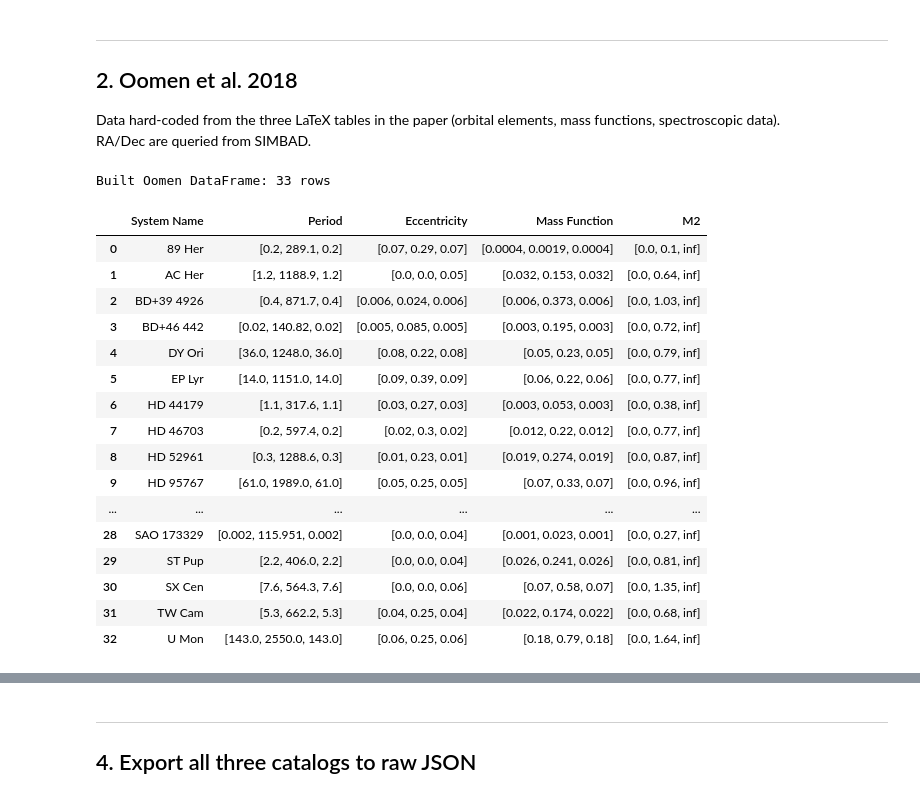
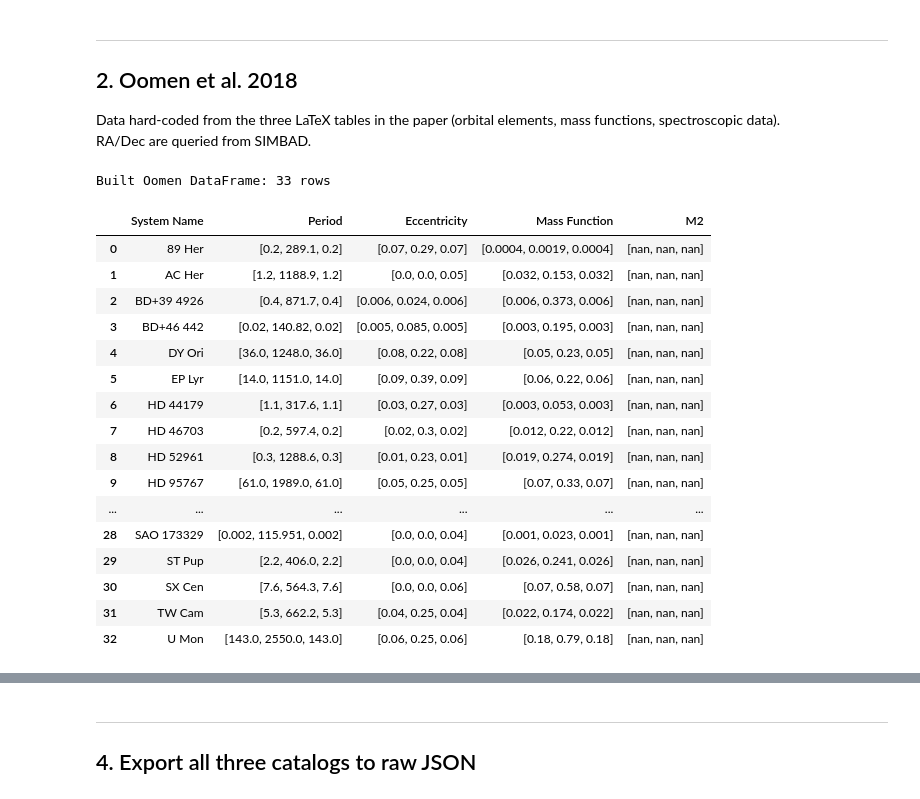
Before and after one commit to binary-observations/post_mt_catalog, a Jupyter notebook: code/data_compilation/compile_postAGB_Kluska21_Oomen18.ipynb, the cells around one changed output, grey strips where cells are left out. Drawn from its saved outputs; the diff is of its cells as text; code cells hidden in the pictures.

```diff
--- a/code/data_compilation/compile_postAGB_Kluska21_Oomen18.ipynb
+++ b/code/data_compilation/compile_postAGB_Kluska21_Oomen18.ipynb
@@ -182,0 +44,7 @@ with open(KLUSKA_INPUT, "r", encoding="utf-8") as fh:
+# %%
+KLUSKA_INPUT_PREVIEW = DATA_DIR / "from_others" / "Kluska_2021_table1.txt"
+kluska_table_full = pd.read_csv(KLUSKA_INPUT_PREVIEW, sep=",", skiprows=[1])  # Quick check of the raw data format
+kluska_table_full.columns = kluska_table_full.columns.str.strip()
+
+display(kluska_table_full)
+display(kluska_table_full[kluska_table_full['IRAS'].astype(str).str.contains('IRAS06054', na=False)])
@@ -182,0 +246,9 @@ with open(KLUSKA_INPUT, "r", encoding="utf-8") as fh:
+# %%
+kluska_entries = []
+for _, row in kluska_table_full.iterrows():
+    rec = kluska_row_to_record(row)
+    if rec is not None:
+        kluska_entries.append(rec)
+
+print(f"Parsed {len(kluska_entries)} Kluska entries")
+display(kluska_entries)
@@ -395,55 +486,55 @@ for name in [r[1] for r in tab1_rows]:
     per  = safe_triplet(tab1[name]["Period"])
     ecc  = safe_triplet(tab1[name]["Eccentricity"])
     mf   = safe_triplet(tab2[name]["Mass Function"])
-    m2ll = as_lower_limit_triplet(tab2[name]["M2_min"])
+    m1ll = as_lower_limit_triplet(tab2[name]["M2_min"]) # their m2 is our m1
 
     notes_bits = []
     if name in tab3:
         ebv  = tab3[name]["EBV"]
         lir  = tab3[name]["LIR"]
         depl = tab3[name]["Depletion"]
         if ebv  is not None:         notes_bits.append(f"E(B-V)={ebv}")
         if lir  is not None:         notes_bits.append(f"L_IR/L_*={lir}")
         if depl and depl != "/":    notes_bits.append(f"Depletion={depl}")
-    notes_bits.append("Companion minimum mass assumes M1=0.6 Msun and i=75 deg (from Table 2).")
+    notes_bits.append("Minimum accretor mass assumes donor M2=0.6 Msun and i=75 deg (from Table 2).")
     notes = "; ".join(notes_bits)
 
     oomen_df = add_observation(
         oomen_df,
         system_name=name,
         ra=TRI_NAN.copy(),
         dec=TRI_NAN.copy(),
         period=per, ecc=ecc,
-        m1=TRI_NAN.copy(), m1_sin3i=TRI_NAN.copy(),
-        m2=m2ll, m2_sin3i=TRI_NAN.copy(),
+        m1=m1ll, m1_sin3i=TRI_NAN.copy(),
+        m2=TRI_NAN.copy(), m2_sin3i=TRI_NAN.copy(),
         q=TRI_NAN.copy(), mass_func=mf,
         type1="MS?", type2="post AGB",
         method=["RV"],
         reference=[OOMEN_BIBCODE],
         notes=notes,
     )
 
 print(f"Built Oomen DataFrame: {len(oomen_df)} rows")
 display(oomen_df[["System Name", "Period", "Eccentricity", "Mass Function", "M2"]])
 # %% [output]
 Built Oomen DataFrame: 33 rows
 |  | System Name | Period | Eccentricity | Mass Function | M2 |
-| 0 | 89 Her | [0.2, 289.1, 0.2] | [0.07, 0.29, 0.07] | [0.0004, 0.0019, 0.0004] | [0.0, 0.1, inf] |
-| 1 | AC Her | [1.2, 1188.9, 1.2] | [0.0, 0.0, 0.05] | [0.032, 0.153, 0.032] | [0.0, 0.64, inf] |
-| 2 | BD+39 4926 | [0.4, 871.7, 0.4] | [0.006, 0.024, 0.006] | [0.006, 0.373, 0.006] | [0.0, 1.03, inf] |
-| 3 | BD+46 442 | [0.02, 140.82, 0.02] | [0.005, 0.085, 0.005] | [0.003, 0.195, 0.003] | [0.0, 0.72, inf] |
-| 4 | DY Ori | [36.0, 1248.0, 36.0] | [0.08, 0.22, 0.08] | [0.05, 0.23, 0.05] | [0.0, 0.79, inf] |
-| 5 | EP Lyr | [14.0, 1151.0, 14.0] | [0.09, 0.39, 0.09] | [0.06, 0.22, 0.06] | [0.0, 0.77, inf] |
-| 6 | HD 44179 | [1.1, 317.6, 1.1] | [0.03, 0.27, 0.03] | [0.003, 0.053, 0.003] | [0.0, 0.38, inf] |
-| 7 | HD 46703 | [0.2, 597.4, 0.2] | [0.02, 0.3, 0.02] | [0.012, 0.22, 0.012] | [0.0, 0.77, inf] |
-| 8 | HD 52961 | [0.3, 1288.6, 0.3] | [0.01, 0.23, 0.01] | [0.019, 0.274, 0.019] | [0.0, 0.87, inf] |
-| 9 | HD 95767 | [61.0, 1989.0, 61.0] | [0.05, 0.25, 0.05] | [0.07, 0.33, 0.07] | [0.0, 0.96, inf] |
+| 0 | 89 Her | [0.2, 289.1, 0.2] | [0.07, 0.29, 0.07] | [0.0004, 0.0019, 0.0004] | [nan, nan, nan] |
+| 1 | AC Her | [1.2, 1188.9, 1.2] | [0.0, 0.0, 0.05] | [0.032, 0.153, 0.032] | [nan, nan, nan] |
+| 2 | BD+39 4926 | [0.4, 871.7, 0.4] | [0.006, 0.024, 0.006] | [0.006, 0.373, 0.006] | [nan, nan, nan] |
+| 3 | BD+46 442 | [0.02, 140.82, 0.02] | [0.005, 0.085, 0.005] | [0.003, 0.195, 0.003] | [nan, nan, nan] |
+| 4 | DY Ori | [36.0, 1248.0, 36.0] | [0.08, 0.22, 0.08] | [0.05, 0.23, 0.05] | [nan, nan, nan] |
+| 5 | EP Lyr | [14.0, 1151.0, 14.0] | [0.09, 0.39, 0.09] | [0.06, 0.22, 0.06] | [nan, nan, nan] |
+| 6 | HD 44179 | [1.1, 317.6, 1.1] | [0.03, 0.27, 0.03] | [0.003, 0.053, 0.003] | [nan, nan, nan] |
+| 7 | HD 46703 | [0.2, 597.4, 0.2] | [0.02, 0.3, 0.02] | [0.012, 0.22, 0.012] | [nan, nan, nan] |
+| 8 | HD 52961 | [0.3, 1288.6, 0.3] | [0.01, 0.23, 0.01] | [0.019, 0.274, 0.019] | [nan, nan, nan] |
+| 9 | HD 95767 | [61.0, 1989.0, 61.0] | [0.05, 0.25, 0.05] | [0.07, 0.33, 0.07] | [nan, nan, nan] |
 | ... | ... | ... | ... | ... | ... |
-| 28 | SAO 173329 | [0.002, 115.951, 0.002] | [0.0, 0.0, 0.04] | [0.001, 0.023, 0.001] | [0.0, 0.27, inf] |
-| 29 | ST Pup | [2.2, 406.0, 2.2] | [0.0, 0.0, 0.04] | [0.026, 0.241, 0.026] | [0.0, 0.81, inf] |
-| 30 | SX Cen | [7.6, 564.3, 7.6] | [0.0, 0.0, 0.06] | [0.07, 0.58, 0.07] | [0.0, 1.35, inf] |
-| 31 | TW Cam | [5.3, 662.2, 5.3] | [0.04, 0.25, 0.04] | [0.022, 0.174, 0.022] | [0.0, 0.68, inf] |
-| 32 | U Mon | [143.0, 2550.0, 143.0] | [0.06, 0.25, 0.06] | [0.18, 0.79, 0.18] | [0.0, 1.64, inf] |
+| 28 | SAO 173329 | [0.002, 115.951, 0.002] | [0.0, 0.0, 0.04] | [0.001, 0.023, 0.001] | [nan, nan, nan] |
+| 29 | ST Pup | [2.2, 406.0, 2.2] | [0.0, 0.0, 0.04] | [0.026, 0.241, 0.026] | [nan, nan, nan] |
+| 30 | SX Cen | [7.6, 564.3, 7.6] | [0.0, 0.0, 0.06] | [0.07, 0.58, 0.07] | [nan, nan, nan] |
+| 31 | TW Cam | [5.3, 662.2, 5.3] | [0.04, 0.25, 0.04] | [0.022, 0.174, 0.022] | [nan, nan, nan] |
+| 32 | U Mon | [143.0, 2550.0, 143.0] | [0.06, 0.25, 0.06] | [0.18, 0.79, 0.18] | [nan, nan, nan] |
 # %%
 # ---------- Query SIMBAD for RA/Dec ----------
 targets = oomen_df["System Name"].tolist()
```
Also changed, not shown: parts of 19 cells of this notebook, 18 other files.
